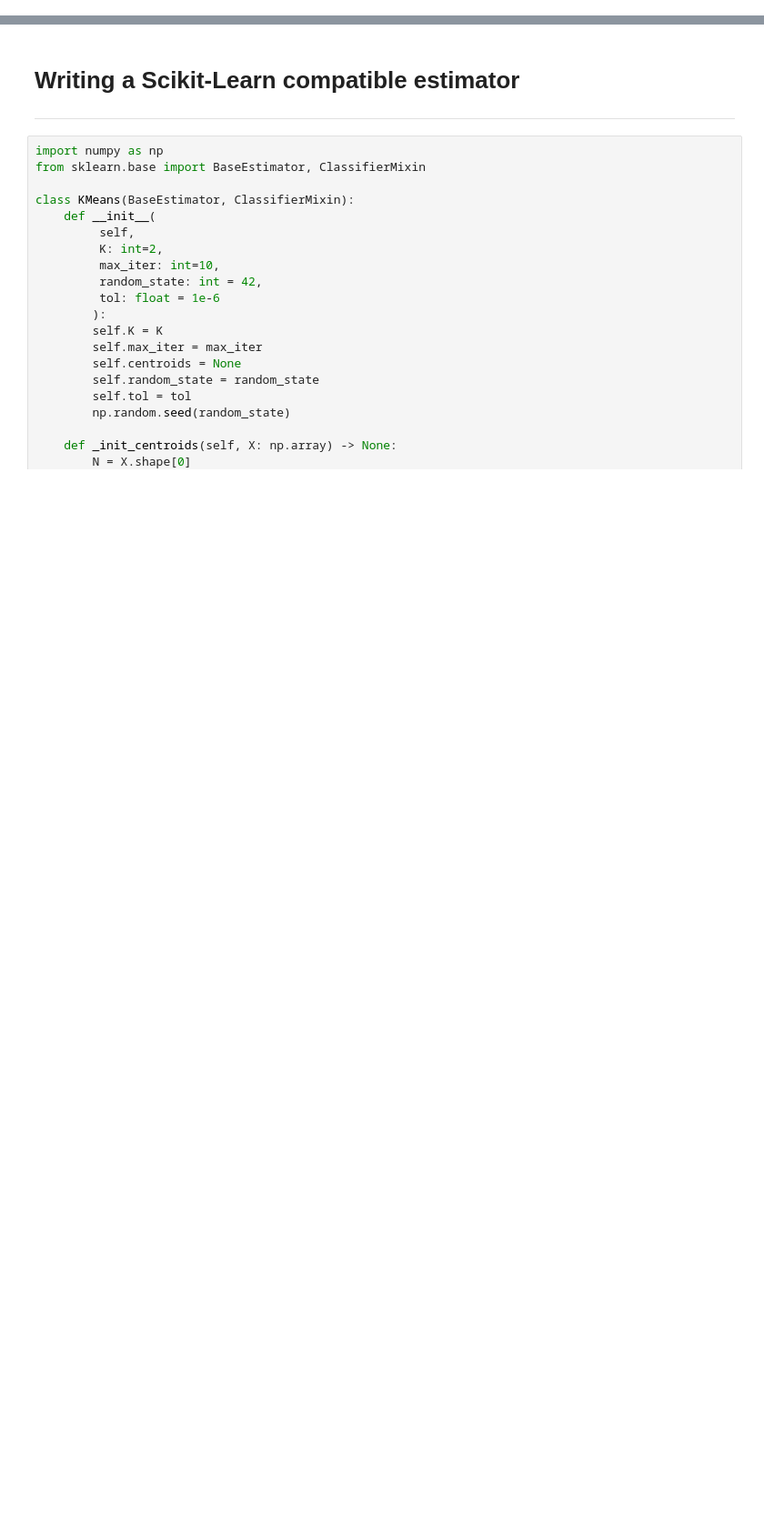
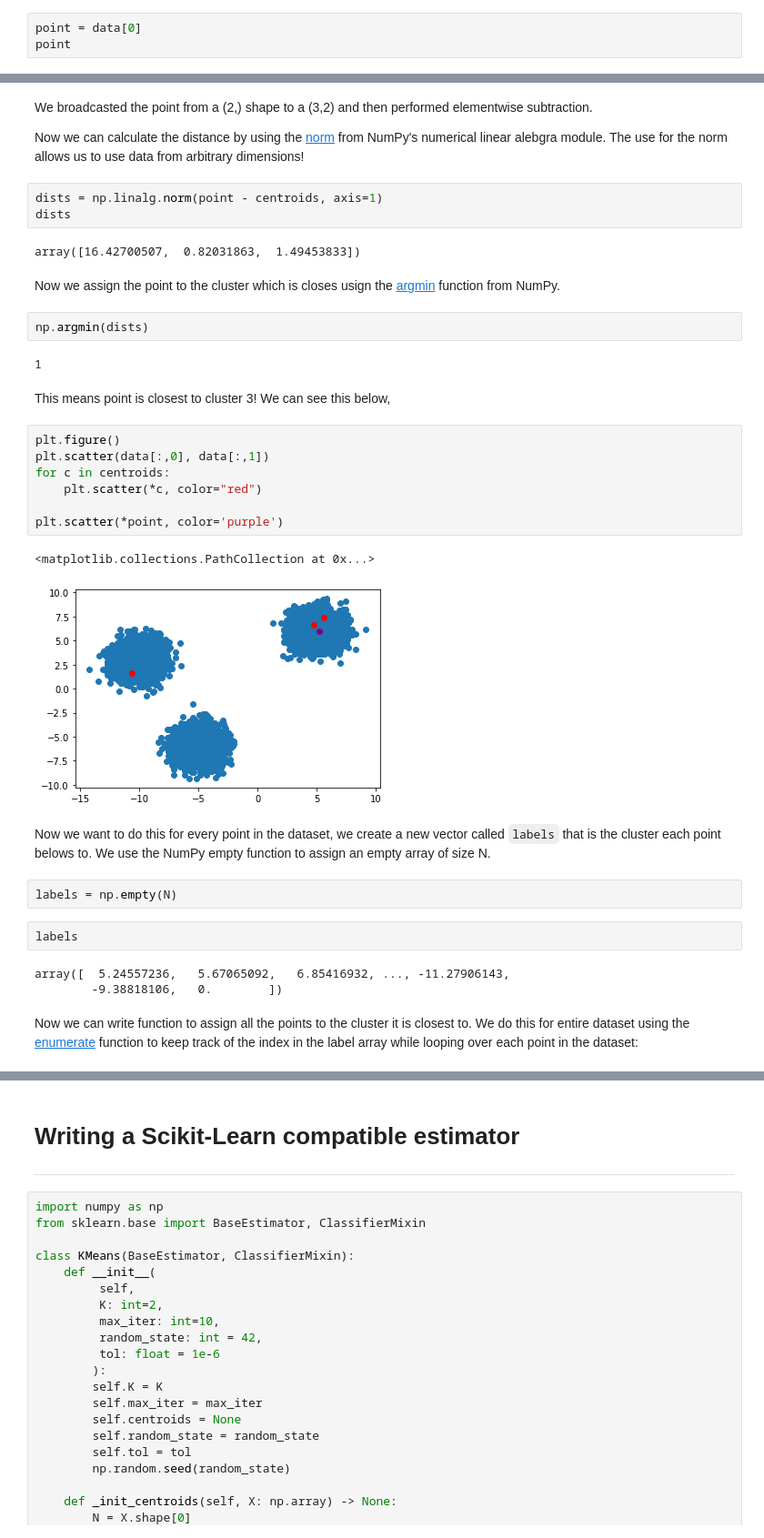
Before and after one commit to mdh266/KMeans, a Jupyter notebook: kmeans.ipynb, the cells around one changed output, grey strips where cells are left out. Shown: that part at 91% size. Saved outputs shown, nothing was run; the diff lists cells and outputs as text; blank space fills up the shorter version.

```diff
--- a/kmeans.ipynb
+++ b/kmeans.ipynb
@@ -109,0 +156,3 @@ plt.scatter(data[:,0], data[:,1])
+# %%
+point = data[0]
+point
@@ -109,0 +185,38 @@ plt.scatter(data[:,0], data[:,1])
+# %% [markdown]
+We broadcasted the point from a (2,) shape to a (3,2) and then performed elementwise subtraction.
+
+Now we can calculate the distance by using the [norm](https://numpy.org/doc/stable/reference/generated/numpy.linalg.norm.html) from NumPy's numerical linear alebgra module. The use for the norm allows us to use data from arbitrary dimensions!
+# %%
+dists = np.linalg.norm(point - centroids, axis=1)
+dists
+# %% [output]
+array([16.42700507,  0.82031863,  1.49453833])
+# %% [markdown]
+Now we assign the point to the cluster which is closes usign the [argmin](https://numpy.org/doc/stable/reference/generated/numpy.argmin.html) function from NumPy.
+# %%
+np.argmin(dists)
+# %% [output]
+1
+# %% [markdown]
+This means point is closest to cluster 3! We can see this below,
+# %%
+plt.figure()
+plt.scatter(data[:,0], data[:,1])
+for c in centroids:
+    plt.scatter(*c, color="red")
+
+plt.scatter(*point, color='purple')
+# %% [output]
+<matplotlib.collections.PathCollection at 0x...>
+[figure, added]
+# %% [markdown]
+Now we want to do this for every point in the dataset, we create a new vector called `labels` that is the cluster each point belows to. We use the NumPy empty function to assign an empty array of size N.
+# %%
+labels = np.empty(N)
+# %%
+labels
+# %% [output]
+array([  5.24557236,   5.67065092,   6.85416932, ..., -11.27906143,
+        -9.38818106,   0.        ])
+# %% [markdown]
+Now we can write function to assign all the points to the cluster it is closest to. We do this for entire dataset using the [enumerate](https://www.geeksforgeeks.org/enumerate-in-python/) function to keep track of the index in the label array while looping over each point in the dataset:
```
Also changed, not shown: parts of 28 cells of this notebook.
